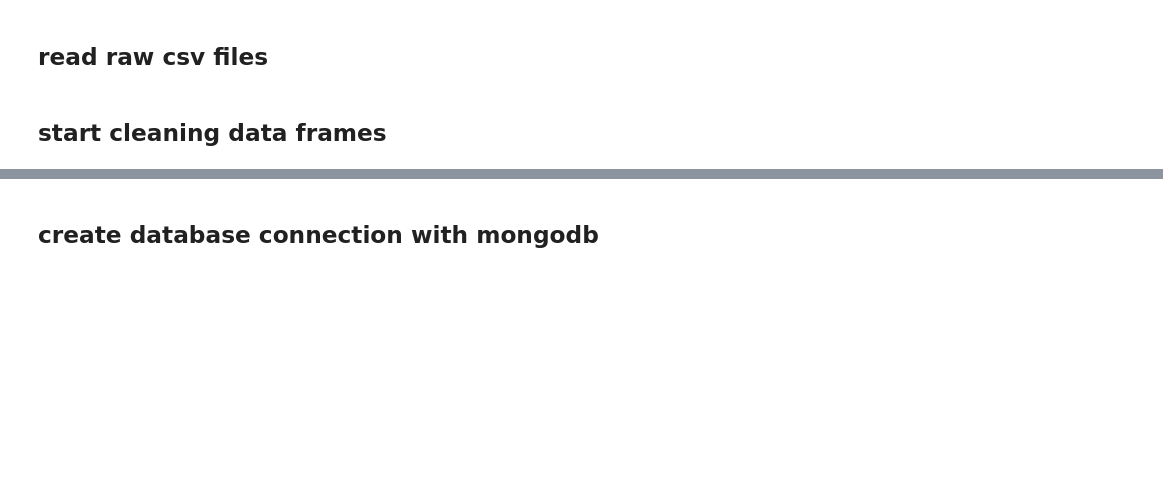
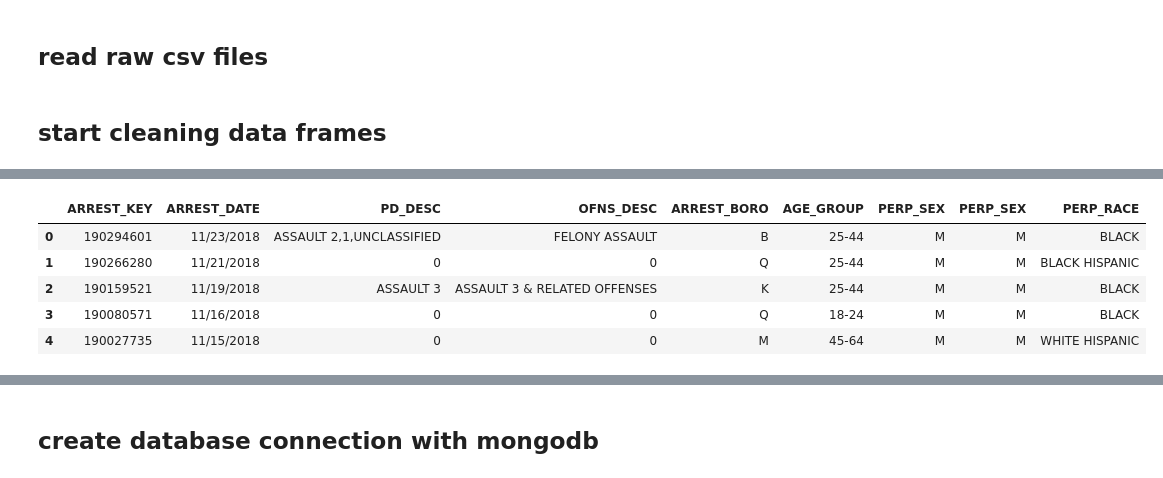
Before and after one commit to tylerspck/ETL-Project, a Jupyter notebook: June.ipynb, the cells around one changed output, grey strips where cells are left out. Cells and saved outputs as stored; diff of their text form; code cells hidden in the pictures; blank space fills up the shorter version.

```diff
--- a/June.ipynb
+++ b/June.ipynb
@@ -92,5 +112,17 @@ merged_frisk = pd.concat(frames, keys=['NYFrisk_2015_df ', 'frisk_2016_filtered'
-# %%
-clean_metro_NY=metro_NY_df.fillna(0)
+# %%
+clean_metro_NY_filtered=metro_NY_df.fillna(0)
+
+clean_metro_NY_cols = ["ARREST_KEY","ARREST_DATE","PD_DESC","OFNS_DESC","ARREST_BORO","AGE_GROUP","PERP_SEX","PERP_SEX"
+                      ,"PERP_RACE"]
+clean_metro_NY_filtered = clean_metro_NY[clean_metro_NY_cols].copy()
+clean_metro_NY_filtered.head()
+# %% [output]
+|  | ARREST_KEY | ARREST_DATE | PD_DESC | OFNS_DESC | ARREST_BORO | AGE_GROUP | PERP_SEX | PERP_SEX | PERP_RACE |
+| 0 | 190294601 | 11/23/2018 | ASSAULT 2,1,UNCLASSIFIED | FELONY ASSAULT | B | 25-44 | M | M | BLACK |
+| 1 | 190266280 | 11/21/2018 | 0 | 0 | Q | 25-44 | M | M | BLACK HISPANIC |
+| 2 | 190159521 | 11/19/2018 | ASSAULT 3 | ASSAULT 3 & RELATED OFFENSES | K | 25-44 | M | M | BLACK |
+| 3 | 190080571 | 11/16/2018 | 0 | 0 | Q | 18-24 | M | M | BLACK |
+| 4 | 190027735 | 11/15/2018 | 0 | 0 | M | 45-64 | M | M | WHITE HISPANIC |
 # %%
 ##cleaning data by zero fill NAN
 
```
Also changed, not shown: parts of 5 cells of this notebook.
